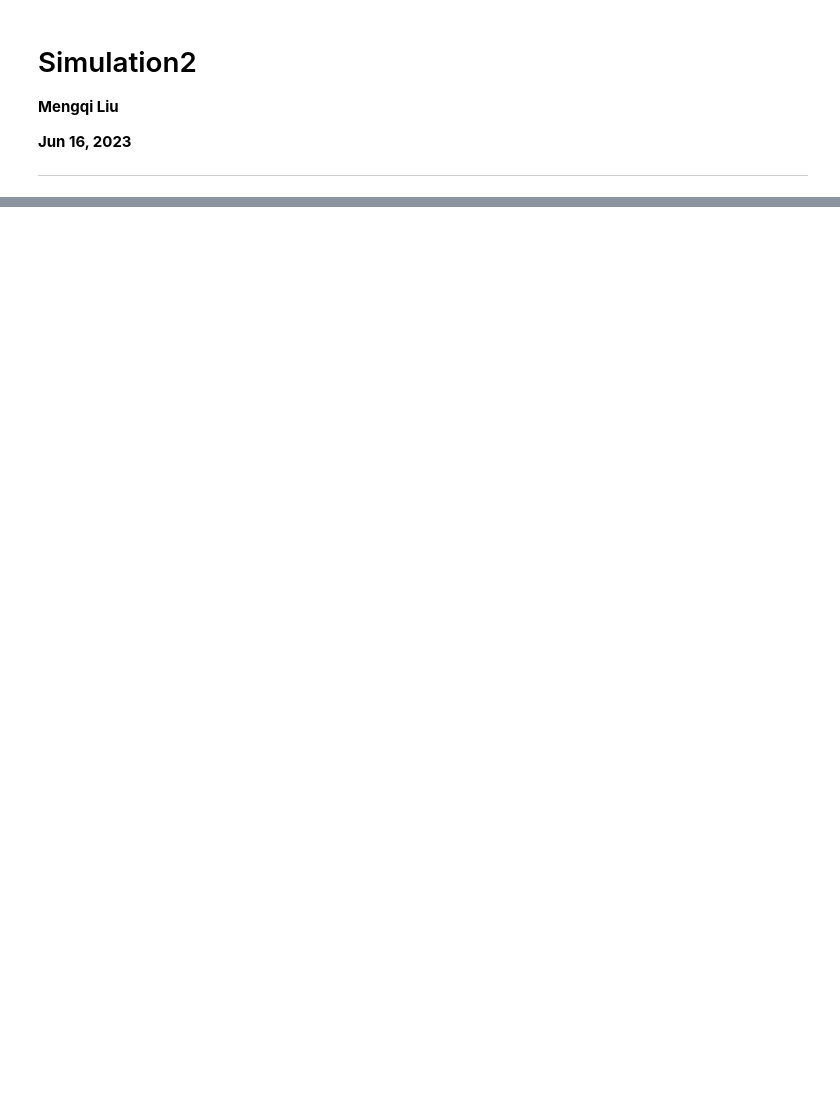
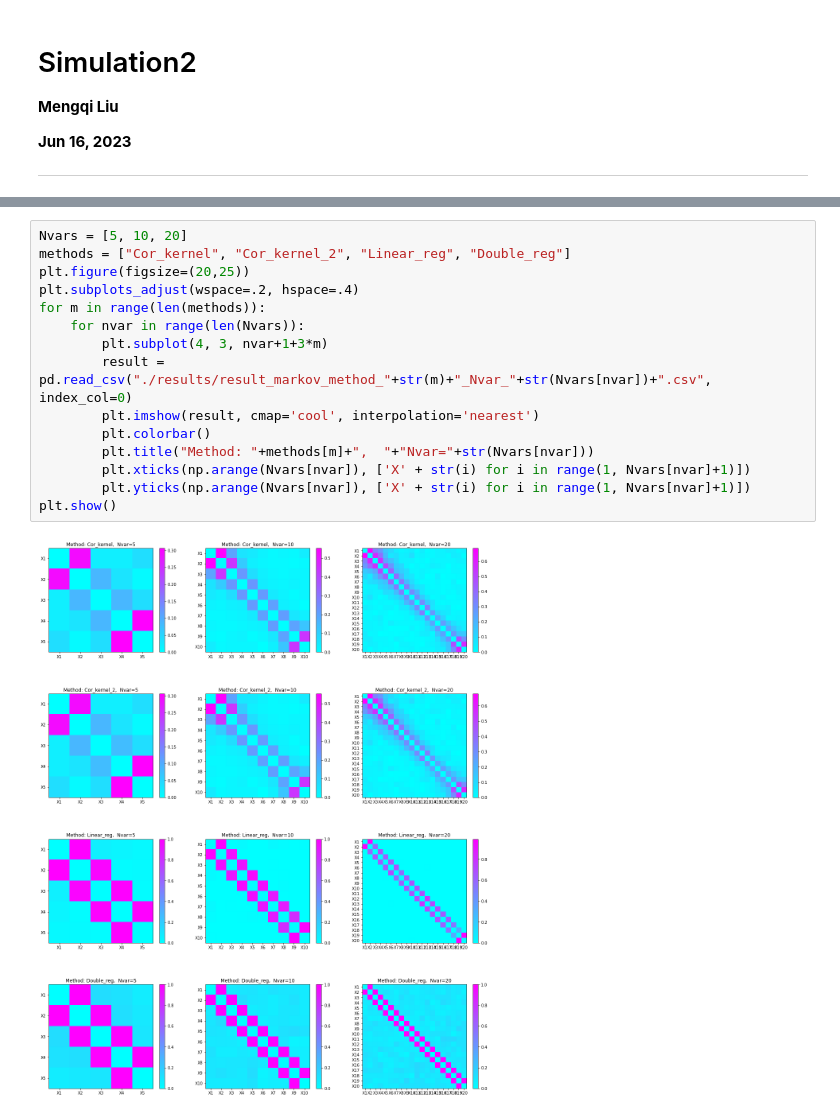
Before and after one commit to lmqxwm/LPT, a Jupyter notebook: simulation2.ipynb, the cells around one changed output, grey strips where cells are left out. Drawn from its saved outputs; the diff is of its cells as text; blank space fills up the shorter version.

```diff
--- a/simulation2.ipynb
+++ b/simulation2.ipynb
@@ -191,0 +112,17 @@ LPT(X, Y, Z, G, B=100, M=10, alpha=0.05, cont_z=True, \
+# %%
+Nvars = [5, 10, 20]
+methods = ["Cor_kernel", "Cor_kernel_2", "Linear_reg", "Double_reg"]
+plt.figure(figsize=(20,25))
+plt.subplots_adjust(wspace=.2, hspace=.4)
+for m in range(len(methods)):
+    for nvar in range(len(Nvars)):
+        plt.subplot(4, 3, nvar+1+3*m)
+        result = pd.read_csv("./results/result_markov_method_"+str(m)+"_Nvar_"+str(Nvars[nvar])+".csv", index_col=0)
+        plt.imshow(result, cmap='cool', interpolation='nearest')
+        plt.colorbar()
+        plt.title("Method: "+methods[m]+",  "+"Nvar="+str(Nvars[nvar]))
+        plt.xticks(np.arange(Nvars[nvar]), ['X' + str(i) for i in range(1, Nvars[nvar]+1)])
+        plt.yticks(np.arange(Nvars[nvar]), ['X' + str(i) for i in range(1, Nvars[nvar]+1)])
+plt.show()
+# %% [output]
+[figure, added]
```
Also changed, not shown: parts of 15 cells of this notebook, 52 other files.
